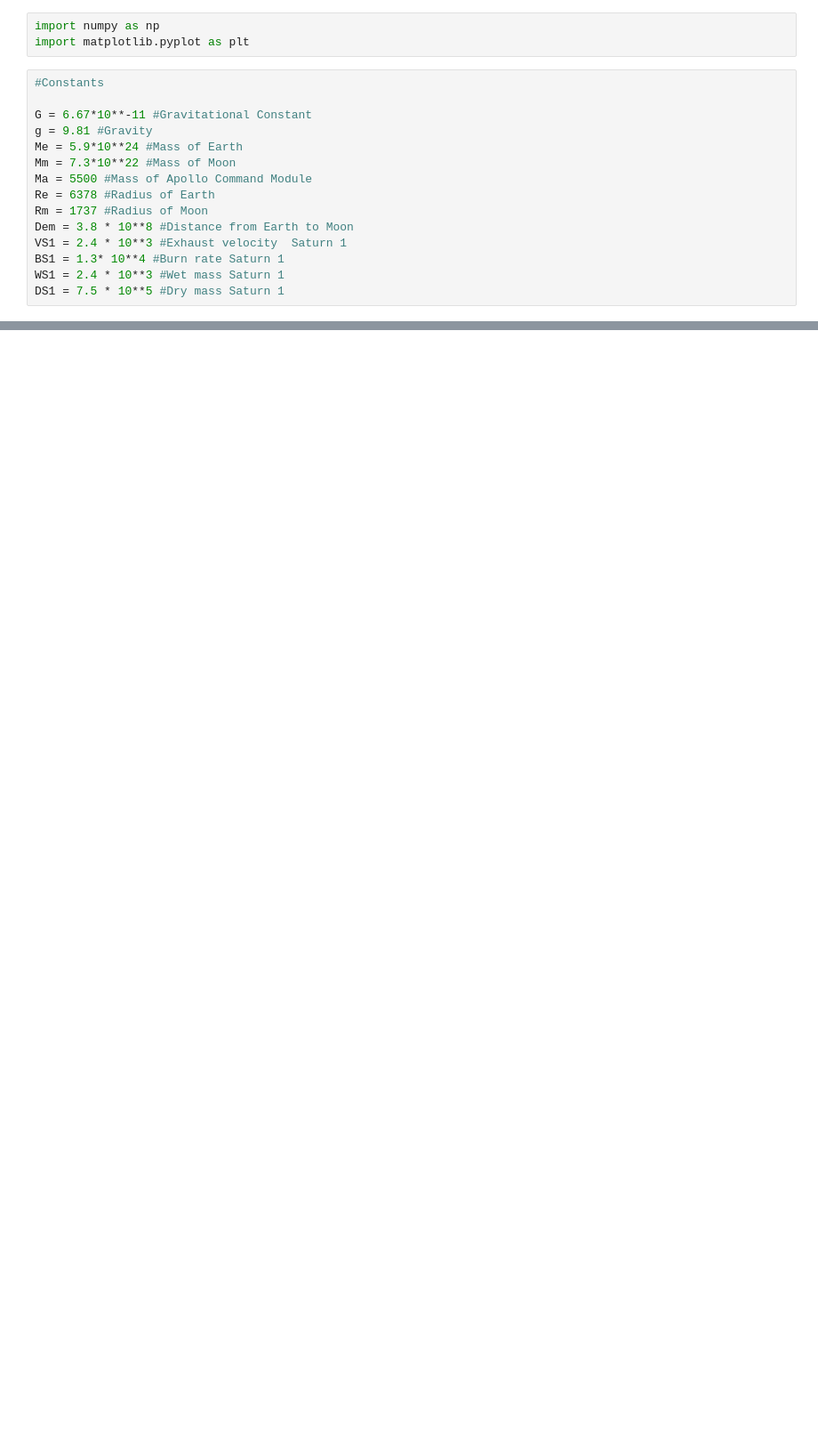
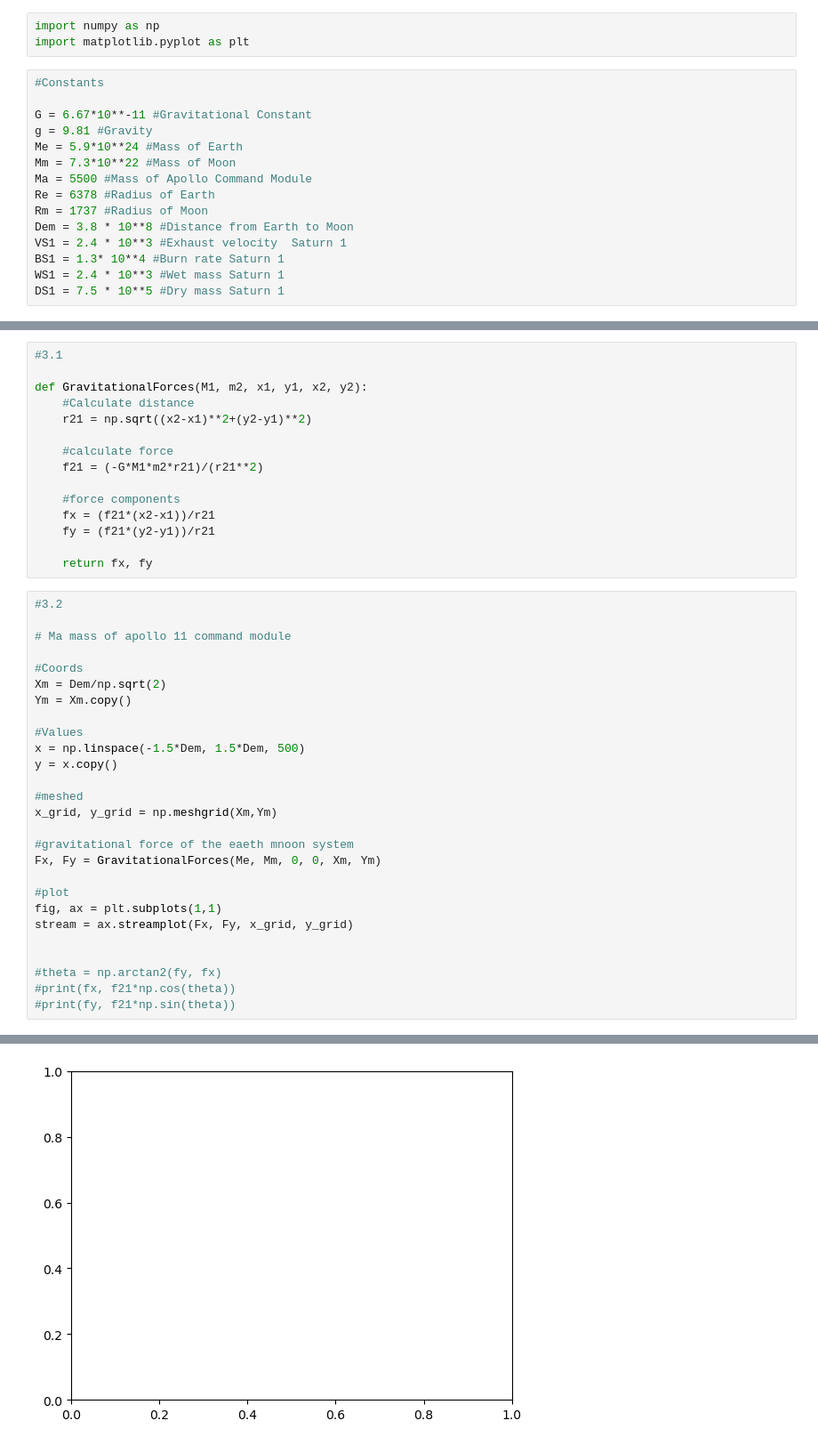
Before and after one commit to macruzat/PHYS265-spring25, a Jupyter notebook: Lab1/Lab1.ipynb, the cells around one changed output, grey strips where cells are left out. Shown at 89% size. Cells and saved outputs as stored; diff of their text form; blank space fills up the shorter version.

```diff
--- a/Lab1/Lab1.ipynb
+++ b/Lab1/Lab1.ipynb
@@ -47,0 +133,43 @@ ax.grid()
+# %%
+#3.1
+
+def GravitationalForces(M1, m2, x1, y1, x2, y2):
+    #Calculate distance
+    r21 = np.sqrt((x2-x1)**2+(y2-y1)**2)
+
+    #calculate force
+    f21 = (-G*M1*m2*r21)/(r21**2)
+
+    #force components
+    fx = (f21*(x2-x1))/r21
+    fy = (f21*(y2-y1))/r21
+
+    return fx, fy
+# %%
+#3.2
+
+# Ma mass of apollo 11 command module
+
+#Coords
+Xm = Dem/np.sqrt(2)
+Ym = Xm.copy()
+
+#Values
+x = np.linspace(-1.5*Dem, 1.5*Dem, 500)
+y = x.copy()
+
+#meshed
+x_grid, y_grid = np.meshgrid(Xm,Ym)
+
+#gravitational force of the eaeth mnoon system
+Fx, Fy = GravitationalForces(Me, Mm, 0, 0, Xm, Ym)
+
+#plot
+fig, ax = plt.subplots(1,1)
+stream = ax.streamplot(Fx, Fy, x_grid, y_grid)
+
+
+#theta = np.arctan2(fy, fx)
+#print(fx, f21*np.cos(theta))
+#print(fy, f21*np.sin(theta))
+# %% [output]
@@ -47,0 +177 @@ ax.grid()
+[figure, added]
```
Also changed, not shown: parts of 6 cells of this notebook.
